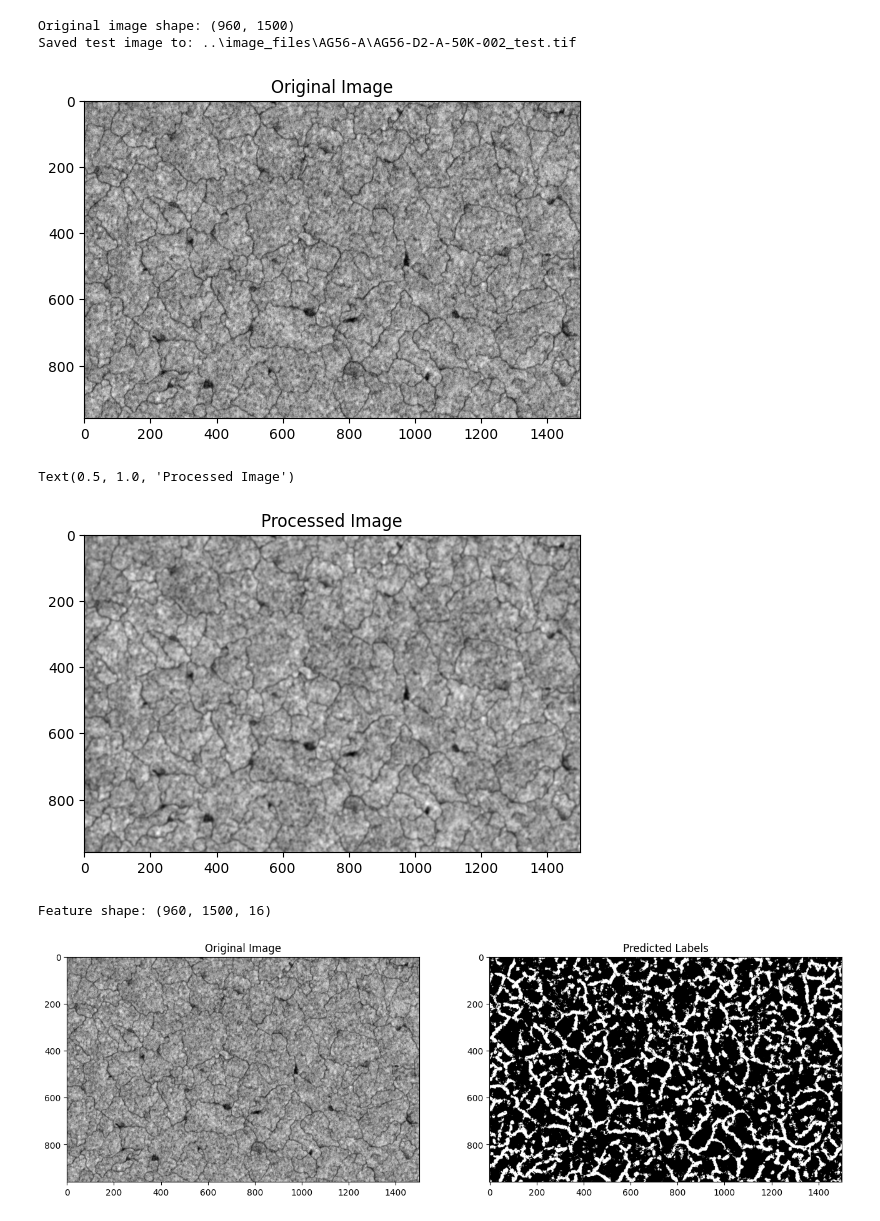
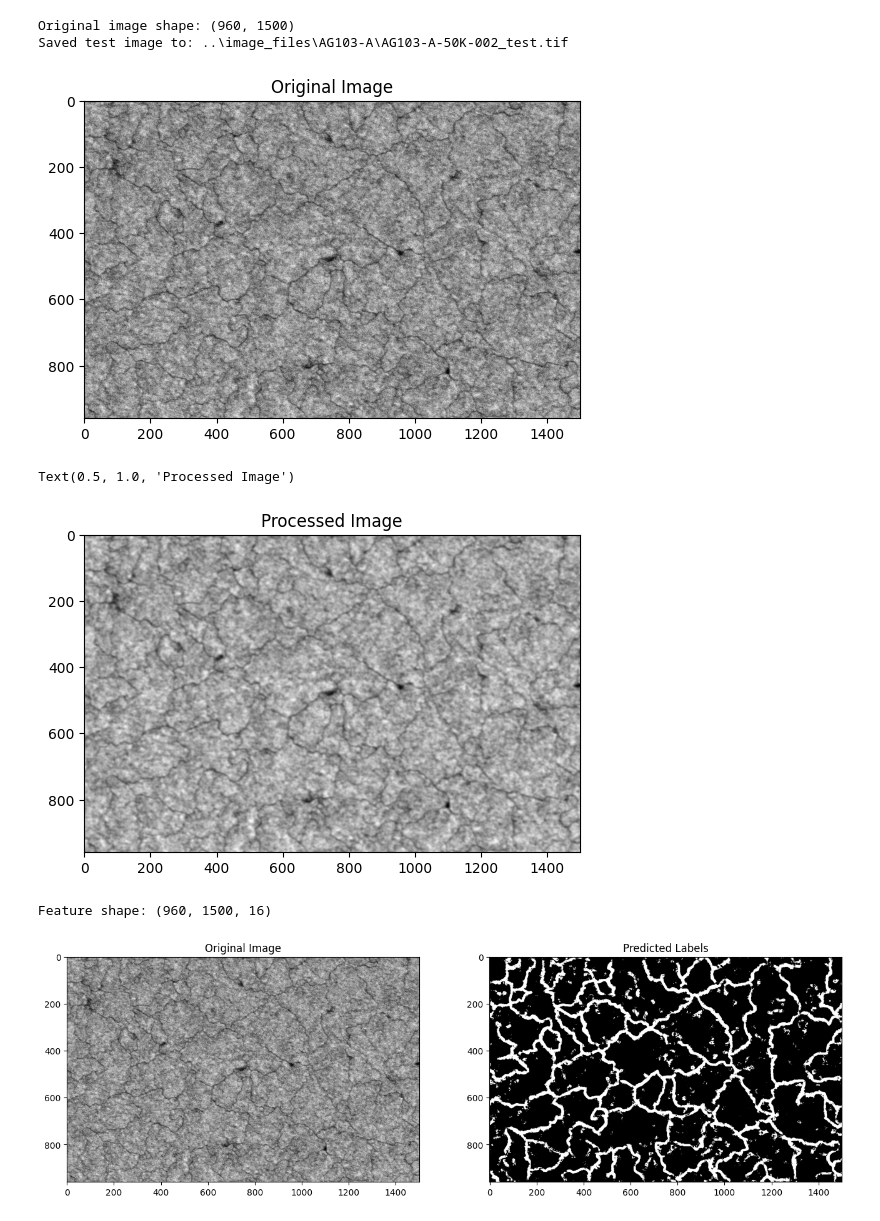
Before and after one commit to Robin-Hsu/SEM_grain_segmentation, a Jupyter notebook: predict.ipynb, the cells around one changed output. Saved outputs shown, nothing was run; the diff lists cells and outputs as text; code cells hidden in the pictures.

```diff
--- a/predict.ipynb
+++ b/predict.ipynb
@@ -15,14 +15,15 @@ import matplotlib.pyplot as plt
 # TODO: change the image path
 # change folder name and file name
 # Change folder name and file name
-image_dir = os.path.join('..', 'image_files', 'AG56-A')  # Use os.path.join for proper path separators
-image_filename = 'AG56-D2-A-50K-002'
+image_dir = os.path.join('..', 'image_files', 'AG103-A')  # Use os.path.join for proper path separators
+image_filename = 'AG103-A-50K-002'
 
 # Create input path
 test_filepath = os.path.join(image_dir, image_filename +'.tif')
 # %%
 # Load and preprocess image
 test_image = io.imread(test_filepath)
+
 test_image = test_image[0:960, 0:1500]
 # Convert to grayscale if necessary
 if len(test_image.shape) > 2:
@@ -43,8 +44,8 @@ io.imsave(output_path, test_image.astype(np.uint8))
 print(f"Saved test image to: {output_path}")
 # %% [output]
 Original image shape: (960, 1500)
-Saved test image to: ..\image_files\AG56-A\AG56-D2-A-50K-002_test.tif
+Saved test image to: ..\image_files\AG103-A\AG103-A-50K-002_test.tif
-[figure, old version]
+[figure, new version]
 # %%
 from skimage.morphology import disk, ball, square, erosion, dilation, opening, closing
 from scipy import ndimage
@@ -63,19 +65,21 @@ corrected_image = test_image - background
 # %%
 
-# Normalize to 0-1 range
-image_flattened = (corrected_image - corrected_image.min()) / (corrected_image.max() - corrected_image.min())
-# Enhance contrast of the result
-image_corrected =  exposure.equalize_adapthist(image_flattened, clip_limit= 0.004)
+# # Normalize to 0-1 range
+# image_flattened = (corrected_image - corrected_image.min()) / (corrected_image.max() - corrected_image.min())
+# # Enhance contrast of the result
+# image_corrected =  exposure.equalize_adapthist(image_flattened, clip_limit= 0.004)
+
+image_corrected = test_image
 image_denoised = filters.gaussian(image_corrected, sigma=2)
 
 # Display the processed image
 image_processed = image_denoised
 plt.figure()
 plt.imshow(image_processed, cmap='gray')
 plt.title('Processed Image')
 # %% [output]
 Text(0.5, 1.0, 'Processed Image')
-[figure, old version]
+[figure, new version]
 # %%
 
 # Set scale factor, measured using imageJ
@@ -115,7 +119,7 @@ plt.imshow(predicted_labels, cmap='gray')
 plt.title('Predicted Labels')
 plt.show()
 # %% [output]
-[figure, old version]
+[figure, new version]
 # %%
 # Create output path (with proper naming)
 output_filename = image_filename + '_predict_GBs.tif'  # Better naming convention
```
Also changed, not shown: parts of 2 cells of this notebook, 1 other file.
